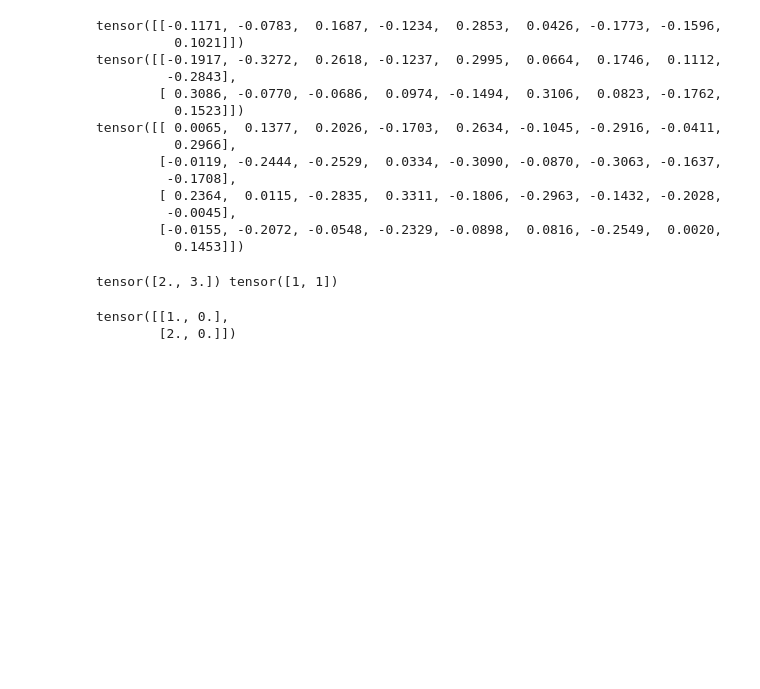
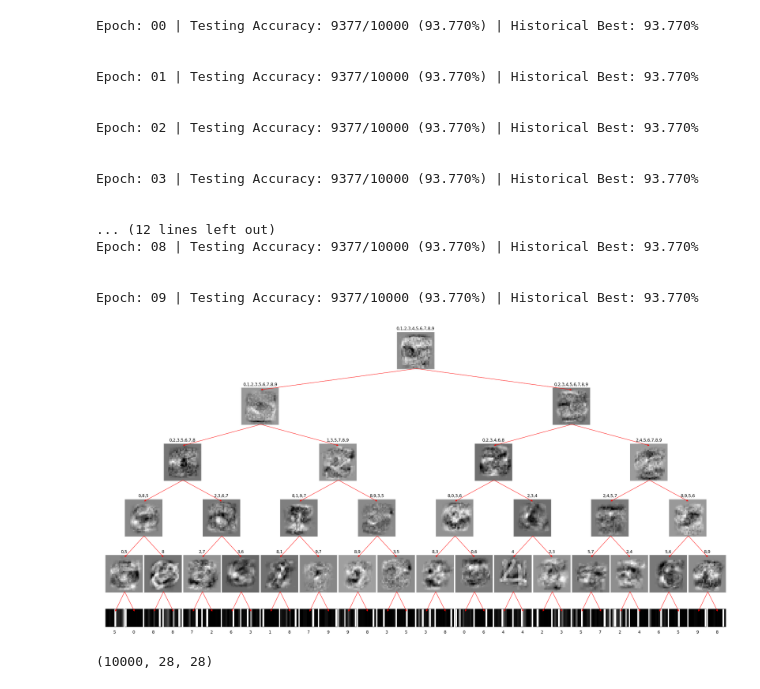
Before and after one commit to quantumiracle/Soft-Decision-Tree, a Jupyter notebook: sdt_visualization.ipynb, the cells around one changed output. Drawn from its saved outputs; the diff is of its cells as text; code cells hidden in the pictures; blank space fills up the shorter version.

Commit message:
add tree plot for sdt

```diff
--- a/sdt_visualization.ipynb
+++ b/sdt_visualization.ipynb
@@ -5,45 +5,39 @@ from SDT import SDT
 from torch.utils import data
 from utils.dataset import Dataset
 import numpy as np
-from sdt_train import learner_args
+from main import learner_args, test_tree
+from tree_plot import draw_tree
 
-learner_args['depth']=3
 tree = SDT(learner_args)
-
-# for layer_weight, value in tree.state_dict().items():
-#     print(layer_weight, value.shape)
-
-inner_nodes = tree.state_dict()['inner_nodes.linear.weight']
-leaf_nodes = tree.state_dict()['leaf_nodes.weight']
-
-begin_idx = 0
-end_idx = 1
-
-for layer_idx in range(0, learner_args['depth']):
-    print(inner_nodes[begin_idx:end_idx])
-    begin_idx = end_idx
-    end_idx = begin_idx + 2 ** (layer_idx+1)
+tree.load_model(learner_args['model_path'])
+test_tree(tree)
 # %% [output]
-tensor([[-0.1171, -0.0783,  0.1687, -0.1234,  0.2853,  0.0426, -0.1773, -0.1596,
-          0.1021]])
-tensor([[-0.1917, -0.3272,  0.2618, -0.1237,  0.2995,  0.0664,  0.1746,  0.1112,
-         -0.2843],
-        [ 0.3086, -0.0770, -0.0686,  0.0974, -0.1494,  0.3106,  0.0823, -0.1762,
-          0.1523]])
-tensor([[ 0.0065,  0.1377,  0.2026, -0.1703,  0.2634, -0.1045, -0.2916, -0.0411,
-          0.2966],
-        [-0.0119, -0.2444, -0.2529,  0.0334, -0.3090, -0.0870, -0.3063, -0.1637,
-         -0.1708],
-        [ 0.2364,  0.0115, -0.2835,  0.3311, -0.1806, -0.2963, -0.1432, -0.2028,
-         -0.0045],
-        [-0.0155, -0.2072, -0.0548, -0.2329, -0.0898,  0.0816, -0.2549,  0.0020,
-          0.1453]])
+Epoch: 00 | Testing Accuracy: 9377/10000 (93.770%) | Historical Best: 93.770%
+
+
+Epoch: 01 | Testing Accuracy: 9377/10000 (93.770%) | Historical Best: 93.770%
+
+
+Epoch: 02 | Testing Accuracy: 9377/10000 (93.770%) | Historical Best: 93.770%
+
+
+Epoch: 03 | Testing Accuracy: 9377/10000 (93.770%) | Historical Best: 93.770%
+
+
+... (12 lines left out)
+Epoch: 08 | Testing Accuracy: 9377/10000 (93.770%) | Historical Best: 93.770%
+
+
+Epoch: 09 | Testing Accuracy: 9377/10000 (93.770%) | Historical Best: 93.770%
-# %%
-a=torch.Tensor([[1,2],[2,3]])
-v, i = torch.max(a, 1)
-print(v,i)
-a.scatter_(1, i.view(-1,1), 0.)
-# %% [output]
-tensor([2., 3.]) tensor([1, 1])
-tensor([[1., 0.],
-        [2., 0.]])
+# %%
+draw_tree(tree, 28, 28, 1)
+# %% [output]
+[figure, added]
+# %%
+import tensorflow as tf
+
+mnist = tf.keras.datasets.mnist
+(x_train, y_train), (x_test, y_test) = mnist.load_data()
+print(x_test.shape)
+# %% [output]
+(10000, 28, 28)
```
Also changed, not shown: parts of 3 cells of this notebook, 6 other files.
